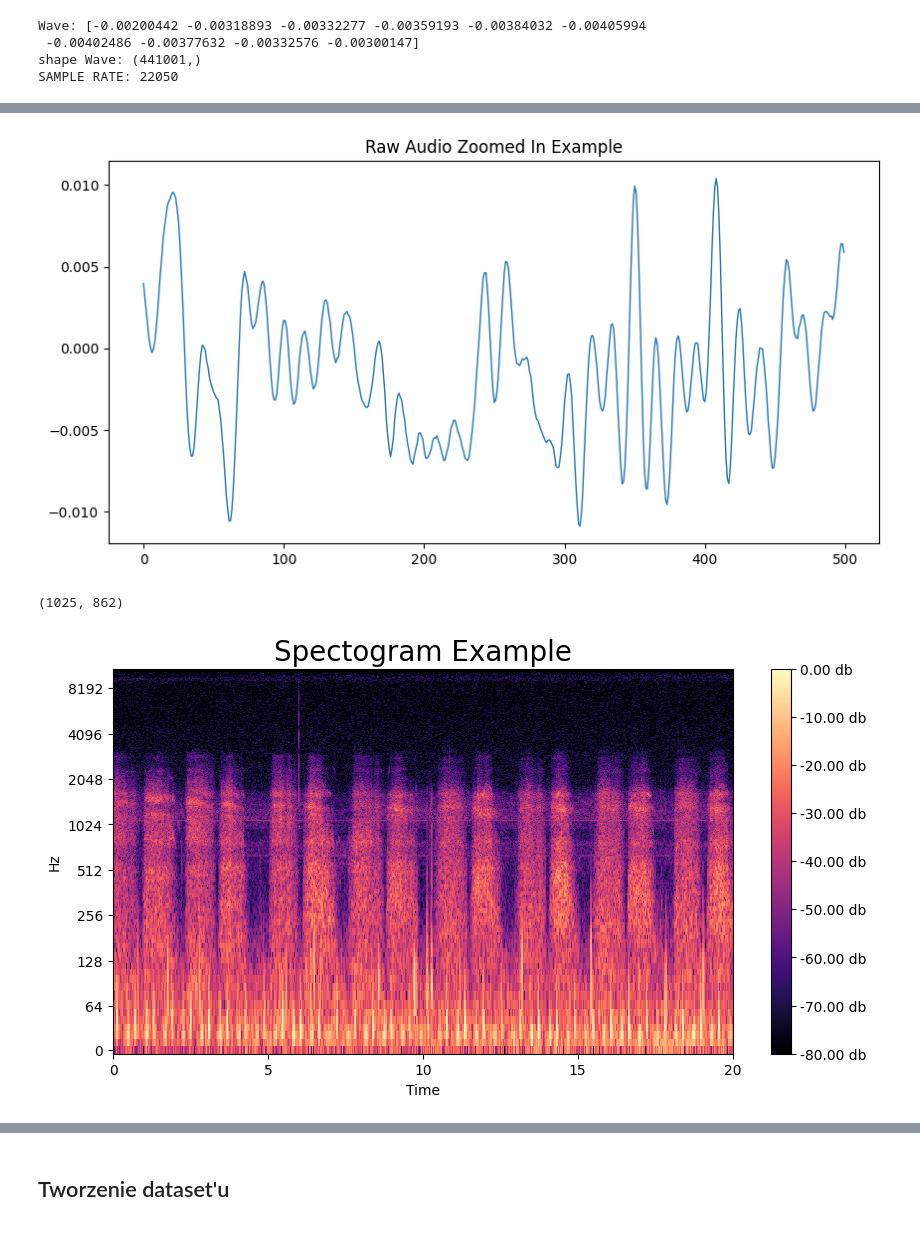
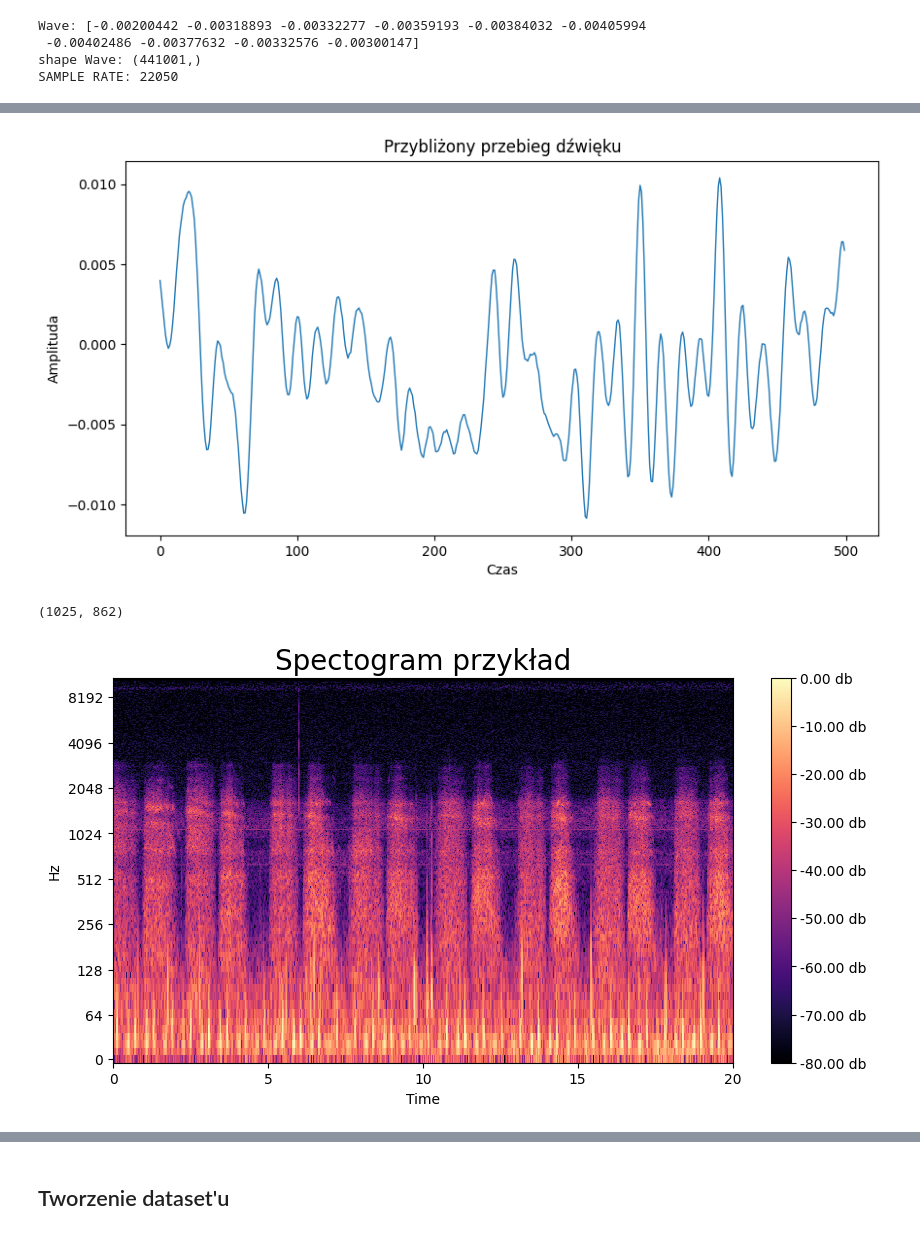
Before and after one commit to mylosz01/lung_diseases_detection, a Jupyter notebook: preproccess_data.ipynb, the cells around one changed output, grey strips where cells are left out. Drawn from its saved outputs; the diff is of its cells as text; code cells hidden in the pictures.

```diff
--- a/preproccess_data.ipynb
+++ b/preproccess_data.ipynb
@@ -185,11 +189,13 @@ plt.show()
 # %%
 # Przybliżony przebieg dźwięku
 pd.Series(wave[30000:30500]).plot(figsize=(10, 5),
                   lw=1,
-                  title='Raw Audio Zoomed In Example')
+                  title='Przybliżony przebieg dźwięku')
+plt.ylabel('Amplituda')
+plt.xlabel('Czas')
 plt.show()
 # %% [output]
-[figure, old version]
+[figure, new version]
 # %%
 # Tranformata Fouriera
 D = librosa.stft(wave)
@@ -204,11 +210,11 @@ img = librosa.display.specshow(S_db,
                               x_axis='time',
                               y_axis='log',
                               ax=ax)
-ax.set_title('Spectogram Example', fontsize=20)
+ax.set_title('Spectogram przykład', fontsize=20)
 fig.colorbar(img, ax=ax, format=f'%0.2f db')
 plt.show()
 # %% [output]
-[figure, old version]
+[figure, new version]
 # %%
 # Tworzenie spektogramu mel
 mel_spec = librosa.feature.melspectrogram(y=wave,
```
Also changed, not shown: parts of 11 cells of this notebook.
